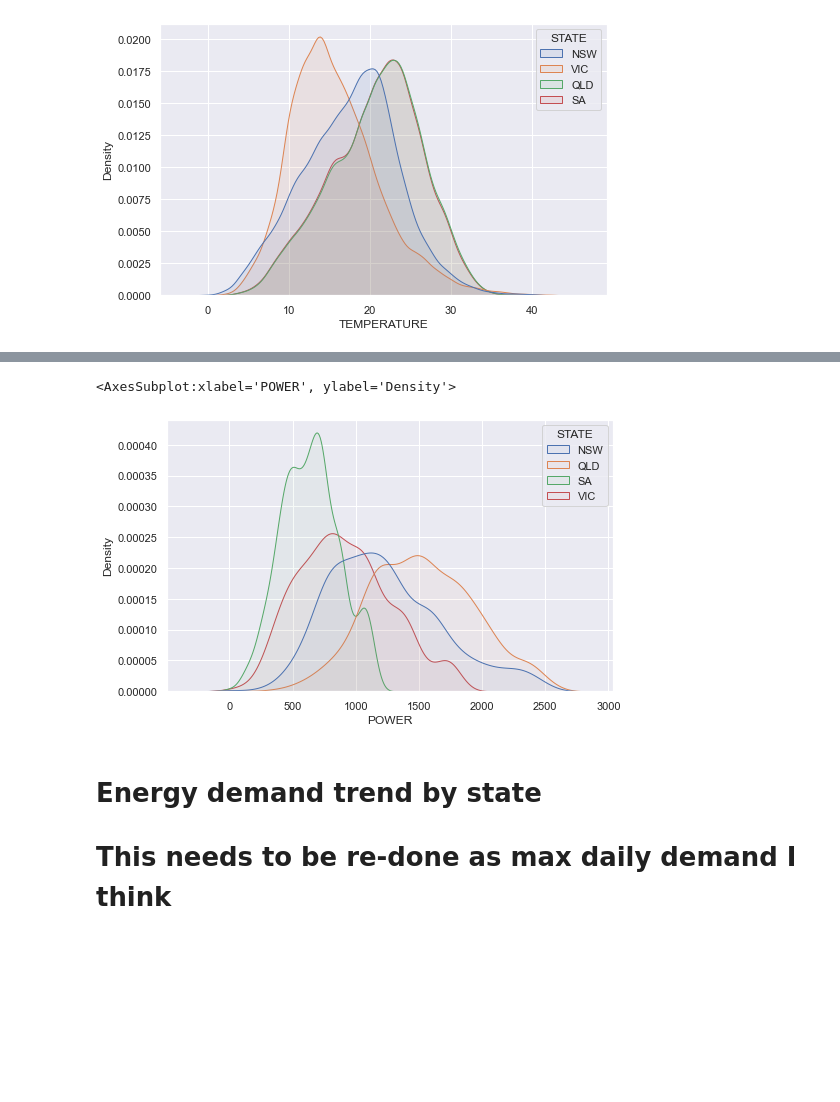
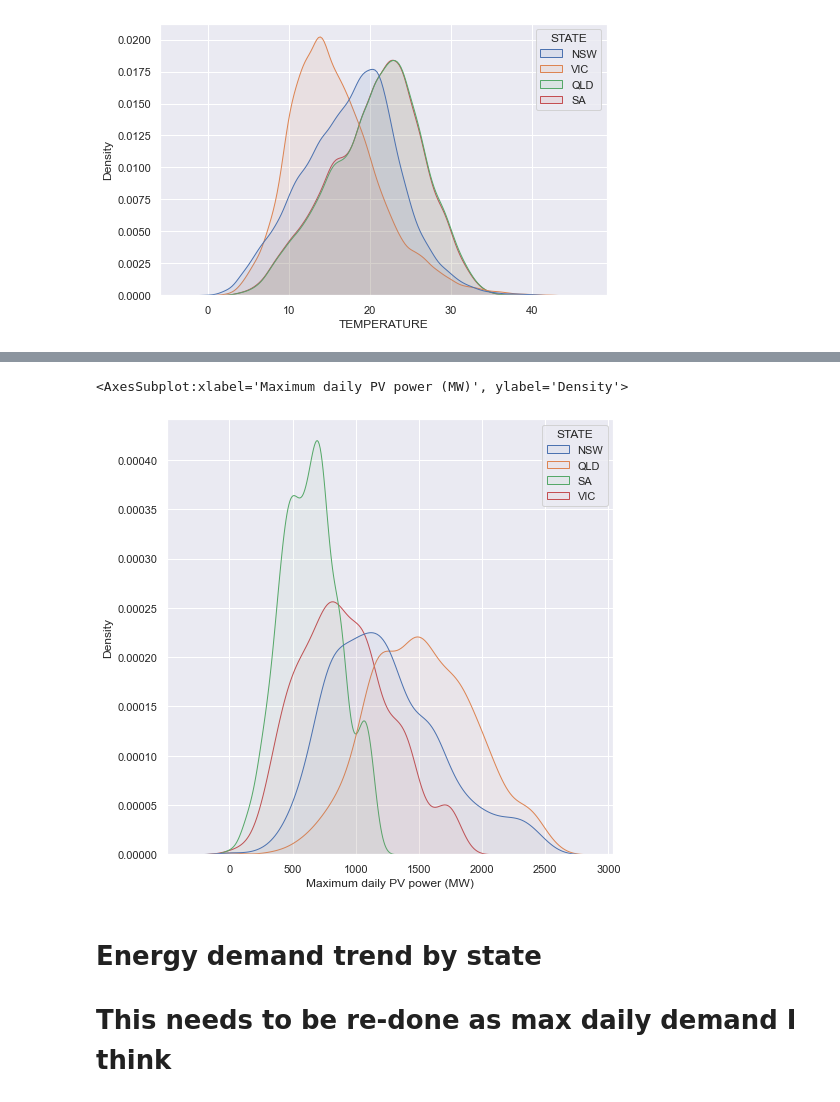
Before and after one commit to the-rahul-kumar/UNSW-Group-C-Project, a Jupyter notebook: src/Mat/PV_AEMO_erroranalysis_EDA.ipynb, the cells around one changed output, grey strips where cells are left out. Saved outputs shown, nothing was run; the diff lists cells and outputs as text; code cells hidden in the pictures; blank space fills up the shorter version.

Commit message:
Additional graphs added for EDA

```diff
--- a/src/Mat/PV_AEMO_erroranalysis_EDA.ipynb
+++ b/src/Mat/PV_AEMO_erroranalysis_EDA.ipynb
@@ -115,7 +182,20 @@ sns.kdeplot(data=pv[pv['TEMPERATURE'].notna()], x='TEMPERATURE', hue='STATE', fi
 # %%
+#import statsmodels.api as sm
+
 # PV production distribution per state
+# Calculate the maximum daily POWER for each state
 max_power = pv.groupby([pv['DATETIME'].dt.date, 'STATE']).aggregate({'POWER':max})
-max_nsw_power = pv[pv['STATE'] == 'NSW'].groupby(pv['DATETIME'].dt.date).aggregate({'POWER':max})
+max_power = max_power.rename(columns={'POWER':'Maximum daily PV power (MW)'})
+max_power = max_power.reset_index()
+
+
+
+max_power.columns
+# Smooth the max daily power values
+#x = max_power
+#max_power['SMOOTH'] = sm.nonparametric.lowess(max_power['POWER'], max_power['DATETIME'].astype(str), frac=1./3, it=3)
+
+#max_nsw_power = pv[pv['STATE'] == 'NSW'].groupby(pv['DATETIME'].dt.date).aggregate({'POWER':max})
 
 # Set the index type to datetime
-max_nsw_power.index = pd.to_datetime(max_nsw_power.index)
+#max_nsw_power.index = pd.to_datetime(max_nsw_power.index)
@@ -131,0 +212,5 @@ max_nsw_power.head()
+# %%
+# Plot the maximum daily PV output
+sns.set(rc={"figure.figsize": (15,8)})
+#sns.lineplot(data=pv.groupby([pv['DATETIME'].dt.date, 'STATE']).aggregate({'POWER':max}), x='DATETIME', y='POWER',hue='STATE')
+sns.lineplot(data=max_power, x='DATETIME', y='Maximum daily PV power (MW)',hue='STATE')
@@ -131,0 +220,2 @@ max_nsw_power.head()
+# %%
+max_power['Smoothed maximum daily PV output (MW)'] = max_power.groupby(by='STATE')['Maximum daily PV power (MW)'].apply(lambda x: x.rolling(30).mean())
@@ -131,0 +260,5 @@ max_nsw_power.head()
+# %%
+sns.set(rc={"figure.figsize": (15,5)})
+daily_pv_plot = sns.lineplot(data=pv_merge, x='Time', y='Normalised PV power output', hue='STATE',ci=95, estimator='mean')
+daily_pv_plot.set_xticklabels(labels=timelist, rotation=45)
+ax1 = daily_pv_plot.axes
@@ -132,9 +368,9 @@ max_nsw_power.head()
 # %%
-sns.set(rc={"figure.figsize": (8,5)})
-sns.kdeplot(data=max_power[max_power['POWER'].notna()], x='POWER', hue='STATE', fill=True, alpha=0.05)
+sns.set(rc={"figure.figsize": (8,8)})
+sns.kdeplot(data=max_power[max_power['Maximum daily PV power (MW)'].notna()], x='Maximum daily PV power (MW)', hue='STATE', fill=True, alpha=0.05)
 # %% [output]
-<AxesSubplot:xlabel='POWER', ylabel='Density'>
+<AxesSubplot:xlabel='Maximum daily PV power (MW)', ylabel='Density'>
-[figure, old version]
+[figure, new version]
 # %% [markdown]
 # Energy demand trend by state
 # This needs to be re-done as max daily demand I think
```
Also changed, not shown: parts of 27 cells of this notebook.
